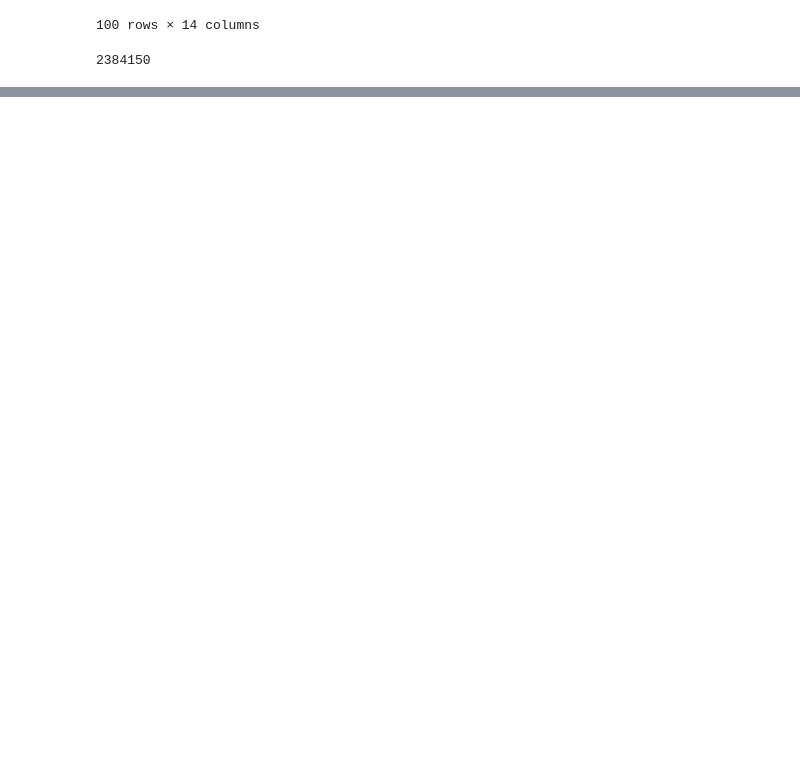
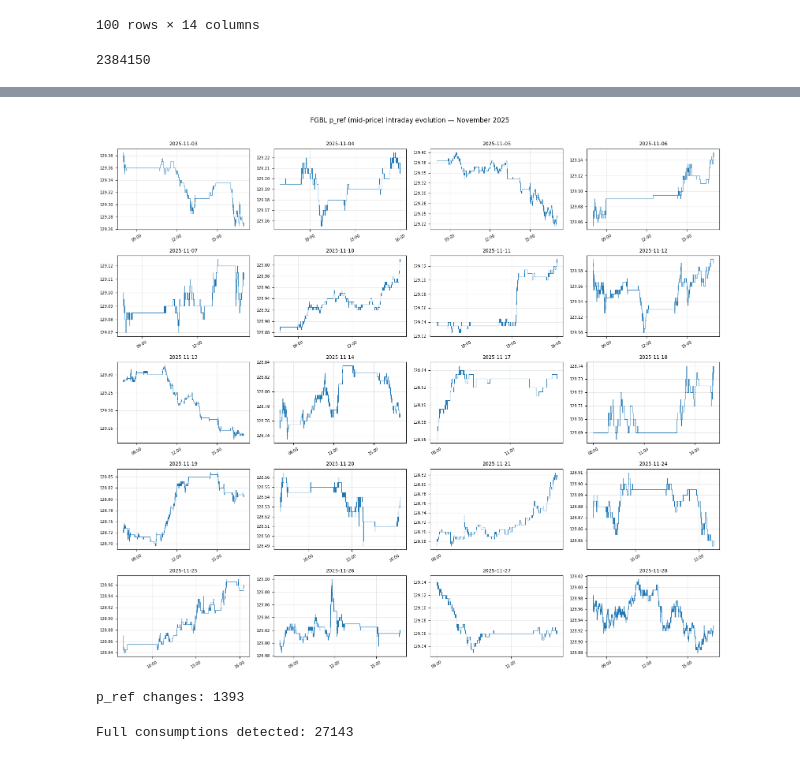
Before and after one commit to MrMay0/queue-reactive-models, a Jupyter notebook: notebooks/01_data_exploration.ipynb, the cells around one changed output, grey strips where cells are left out. Saved outputs shown, nothing was run; the diff lists cells and outputs as text; code cells hidden in the pictures; blank space fills up the shorter version.

```diff
--- a/notebooks/01_data_exploration.ipynb
+++ b/notebooks/01_data_exploration.ipynb
@@ -92,0 +251,51 @@ df_all.head()
+# %%
+import matplotlib.dates as mdates
+import matplotlib.pyplot as plt
+
+# p_ref changes only when the mid-price moves — keep one row per change
+df_pref = df_flow[["p_ref"]].copy()
+df_pref = df_pref[df_pref["p_ref"] != df_pref["p_ref"].shift()]  # keep transitions only
+
+trading_days = sorted(df_flow["date"].unique())
+ncols = 4
+nrows = -(-len(trading_days) // ncols)  # ceiling division
+
+fig, axes = plt.subplots(nrows, ncols, figsize=(16, nrows * 2.8), sharey=False)
+axes = axes.flatten()
+
+for i, day in enumerate(trading_days):
+    ax = axes[i]
+    mask = df_pref.index.date == day
+    df_d = df_pref[mask]
+
+    ax.step(df_d.index, df_d["p_ref"], where="post", linewidth=0.8, color="tab:blue")
+    ax.set_title(str(day), fontsize=9)
+    ax.xaxis.set_major_formatter(mdates.DateFormatter("%H:%M"))
+    ax.xaxis.set_major_locator(mdates.HourLocator(interval=3))
+    ax.tick_params(axis="x", labelsize=7, rotation=30)
+    ax.tick_params(axis="y", labelsize=7)
+    ax.yaxis.set_major_formatter(plt.FormatStrFormatter("%.2f"))
+    ax.grid(alpha=0.3)
+
+# Hide unused subplots
+for j in range(len(trading_days), len(axes)):
+    axes[j].set_visible(False)
+
+fig.suptitle("FGBL p_ref (mid-price) intraday evolution — November 2025", y=1.01, fontsize=12)
+plt.tight_layout()
+plt.show()
+# %% [output]
+[figure, added]
+# %%
+df = pd.read_parquet("../data/processed/FGBL_qr_features.parquet")
+n_changes = (df["p_ref"] != df["p_ref"].shift()).sum()
+print(f"p_ref changes: {n_changes}")  # should be in the thousands for a full month
+# %% [output]
+p_ref changes: 1393
+# %%
+# How many full consumptions do you detect?
+consumed = df[(df["level"] == 1) & (df["q_before"] <= df["size"])]
+print(f"Full consumptions detected: {len(consumed)}")
+# For a full month of Bund, you'd expect thousands of these
+# %% [output]
+Full consumptions detected: 27143
```
Also changed, not shown: parts of 9 cells of this notebook, 22 other files.
